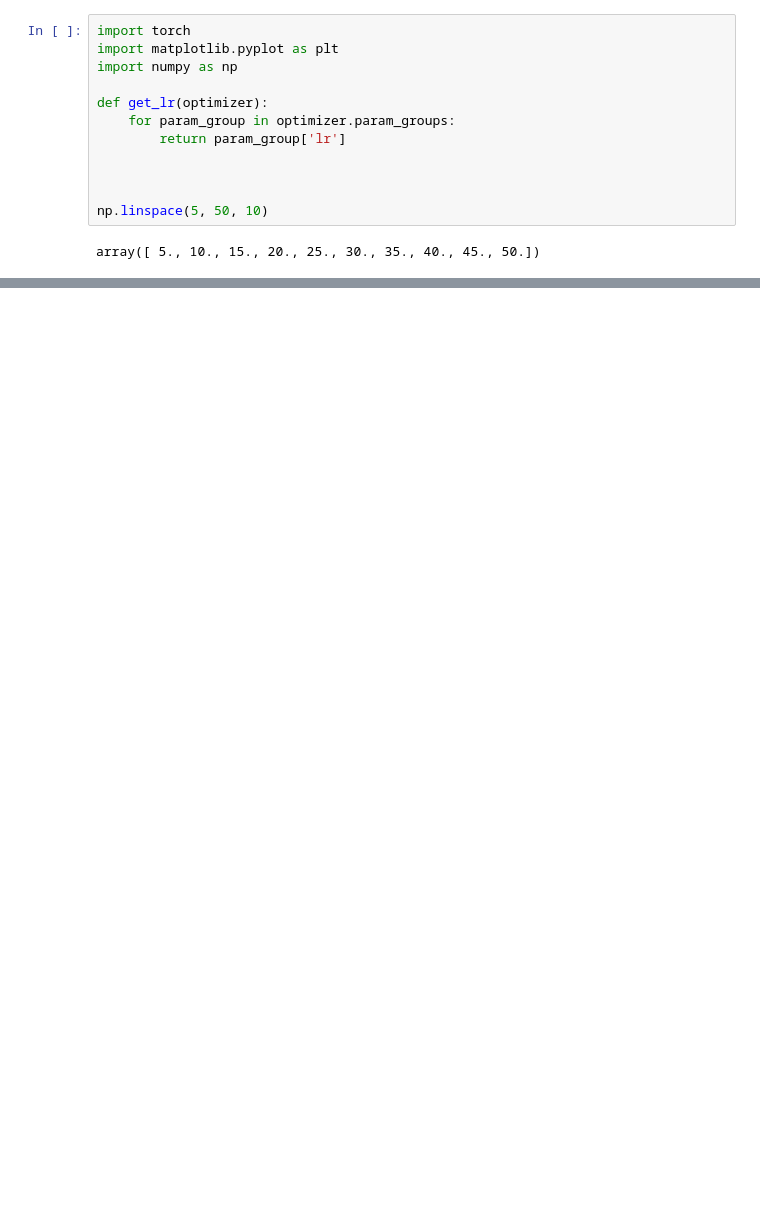
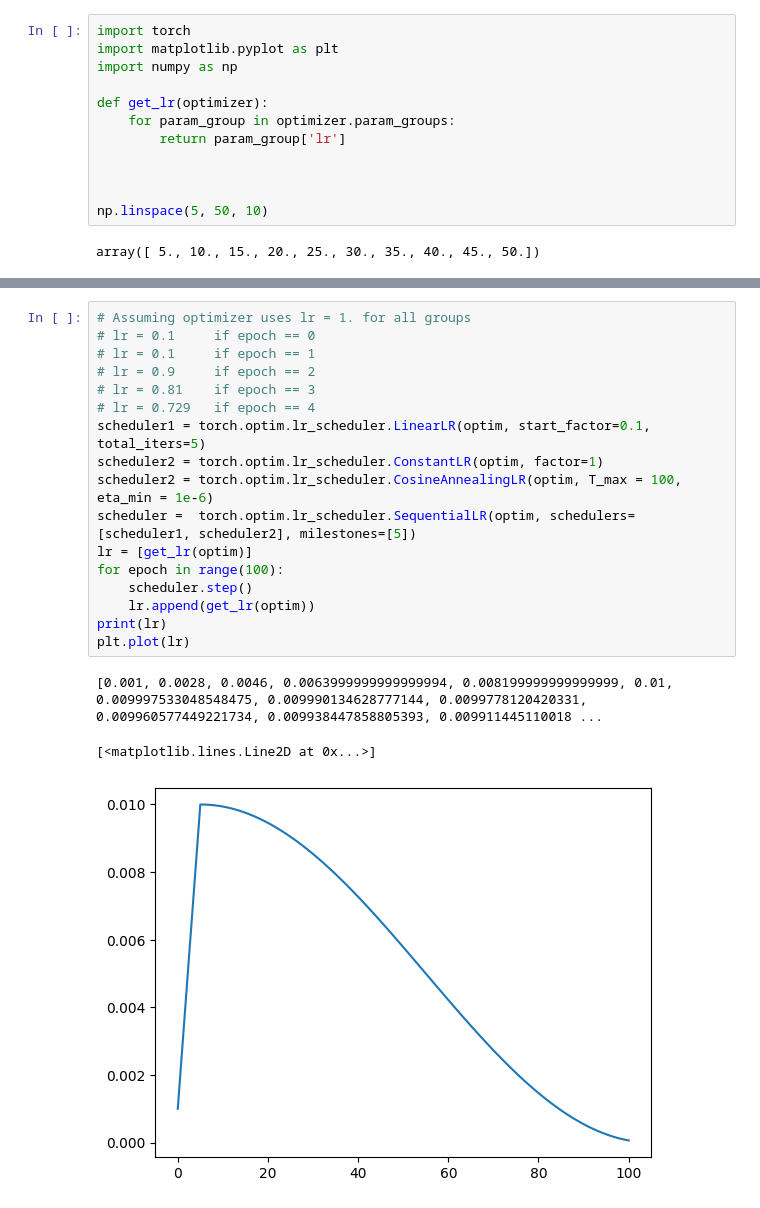
Before and after one commit to RobinU434/LRSchedulerAnalysis, a Jupyter notebook: project/lr_playground.ipynb, the cells around one changed output, grey strips where cells are left out. Cells and saved outputs as stored; diff of their text form; blank space fills up the shorter version.

```diff
--- a/project/lr_playground.ipynb
+++ b/project/lr_playground.ipynb
@@ -43,0 +55,21 @@ array([1.21576655e-06, 2.61928962e-06, 5.64308842e-06, 1.21576655e-05,
+# %%
+# Assuming optimizer uses lr = 1. for all groups
+# lr = 0.1     if epoch == 0
+# lr = 0.1     if epoch == 1
+# lr = 0.9     if epoch == 2
+# lr = 0.81    if epoch == 3
+# lr = 0.729   if epoch == 4
+scheduler1 = torch.optim.lr_scheduler.LinearLR(optim, start_factor=0.1, total_iters=5)
+scheduler2 = torch.optim.lr_scheduler.ConstantLR(optim, factor=1)
+scheduler2 = torch.optim.lr_scheduler.CosineAnnealingLR(optim, T_max = 100, eta_min = 1e-6)
+scheduler =  torch.optim.lr_scheduler.SequentialLR(optim, schedulers=[scheduler1, scheduler2], milestones=[5])
+lr = [get_lr(optim)]
+for epoch in range(100):
+    scheduler.step()
+    lr.append(get_lr(optim))
+print(lr)
+plt.plot(lr)
+# %% [output]
+[0.001, 0.0028, 0.0046, 0.0063999999999999994, 0.008199999999999999, 0.01, 0.009997533048548475, 0.009990134628777144, 0.0099778120420331, 0.009960577449221734, 0.009938447858805393, 0.009911445110018 ...
+[<matplotlib.lines.Line2D at 0x...>]
+[figure, added]
```
Also changed, not shown: parts of 2 cells of this notebook, 2 other files.
